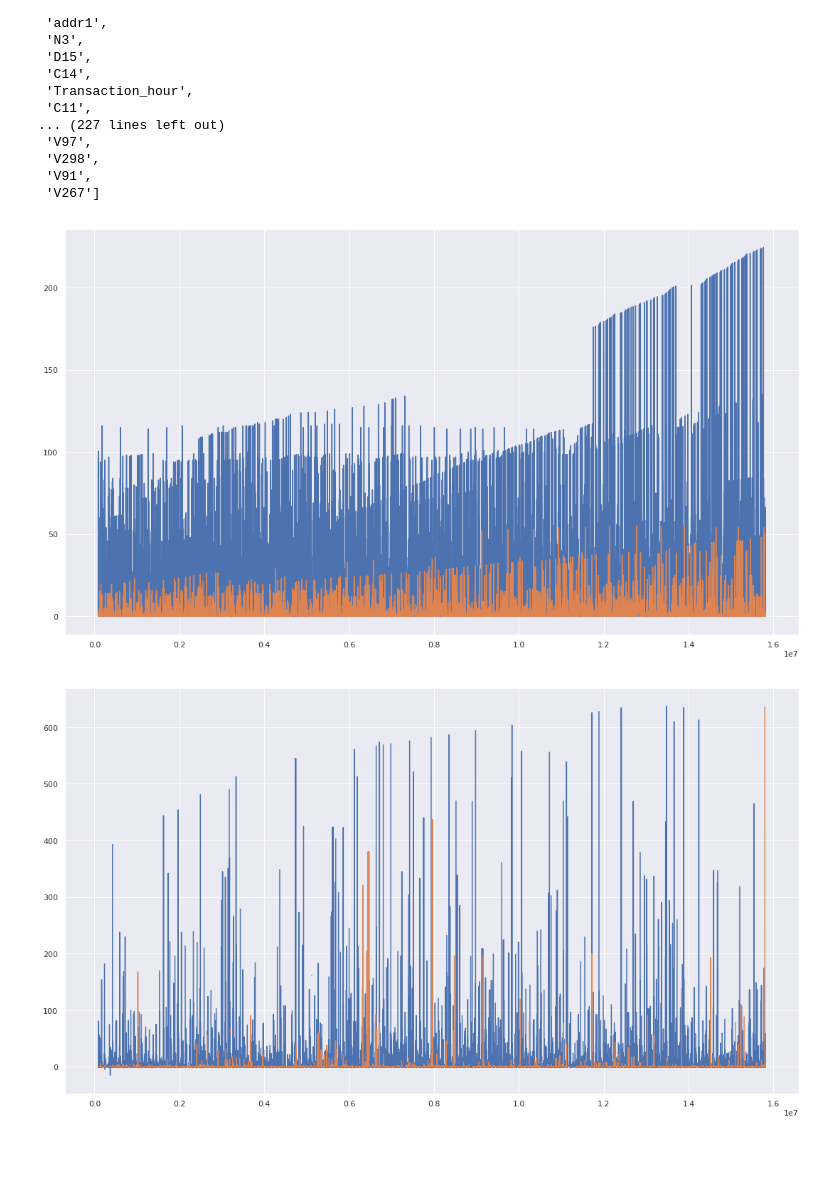
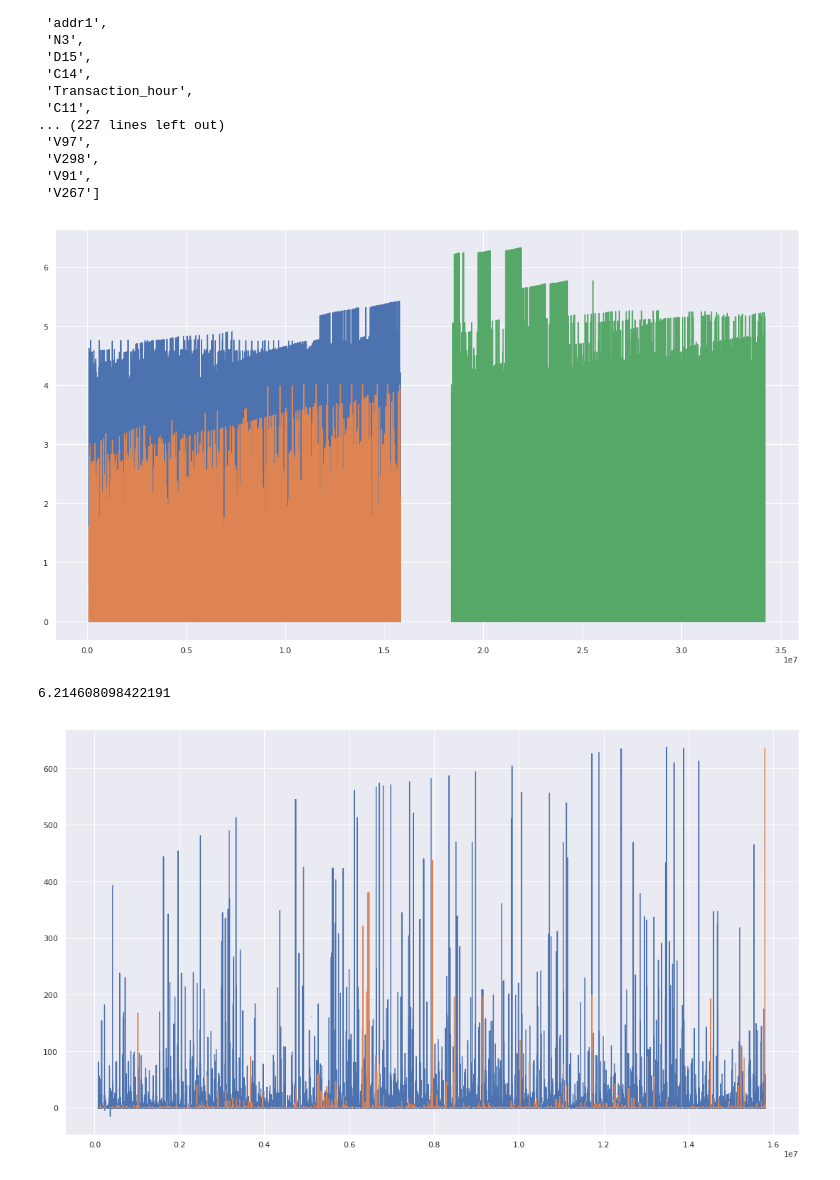
Before and after one commit to rodgomrod/kaggle_ieee_fraud, a Jupyter notebook: exploring_features_2nd_round.ipynb, the cells around one changed output. Saved outputs shown, nothing was run; the diff lists cells and outputs as text; code cells hidden in the pictures; blank space fills up the shorter version.

```diff
--- a/exploring_features_2nd_round.ipynb
+++ b/exploring_features_2nd_round.ipynb
@@ -166,13 +166,18 @@ X_cols
 # %%
 fig, ax = plt.subplots()
 fig.set_size_inches(18.5, 10.5)
-ax.plot(train[train.isFraud == 0].TransactionDT, train[train.isFraud == 0].C13/
-       train[train.isFraud == 0].C1)
-ax.plot(train[train.isFraud == 1].TransactionDT, train[train.isFraud == 1].C13/
-       train[train.isFraud == 1].C1)
+ax.plot(train[train.isFraud == 0].TransactionDT, np.log1p(train[train.isFraud == 0].C13/
+       train[train.isFraud == 0].C1))
+ax.plot(train[train.isFraud == 1].TransactionDT, np.log1p(train[train.isFraud == 1].C13/
+       train[train.isFraud == 1].C1))
+ax.plot(test.TransactionDT, np.log1p(test.C13/test.C1))
 plt.show()
 # %% [output]
-[figure, old version]
+[figure, new version]
+# %%
+np.log(500)
+# %% [output]
+6.214608098422191
 # %%
 fig, ax = plt.subplots()
 fig.set_size_inches(18.5, 10.5)
```
Also changed, not shown: parts of 28 cells of this notebook, 3 other files.
